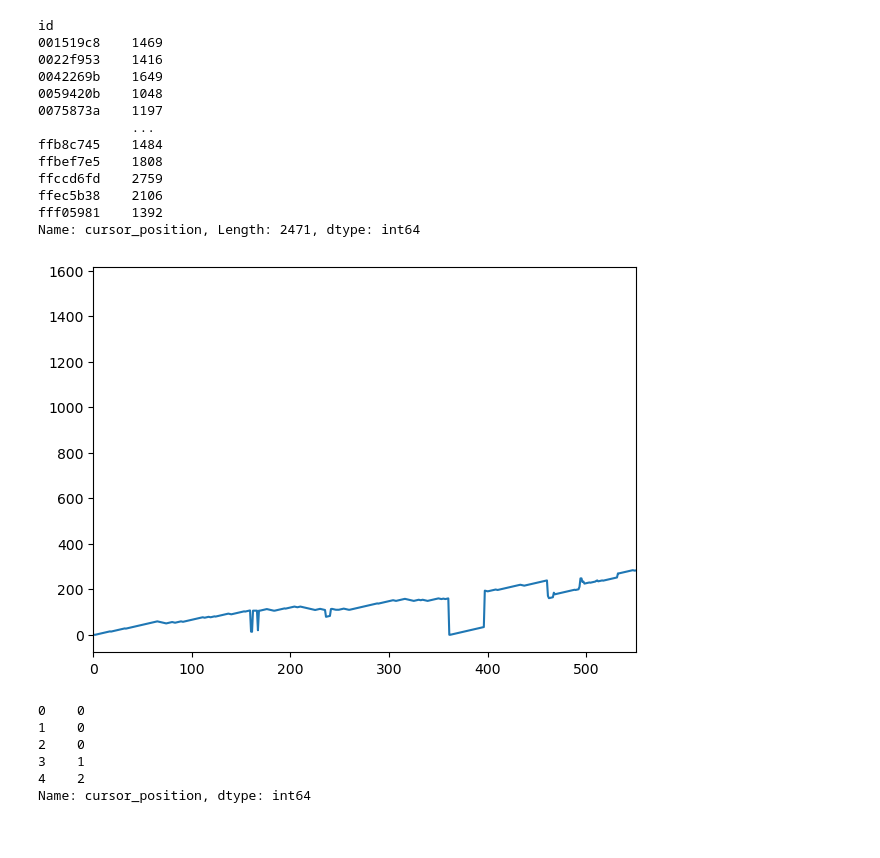
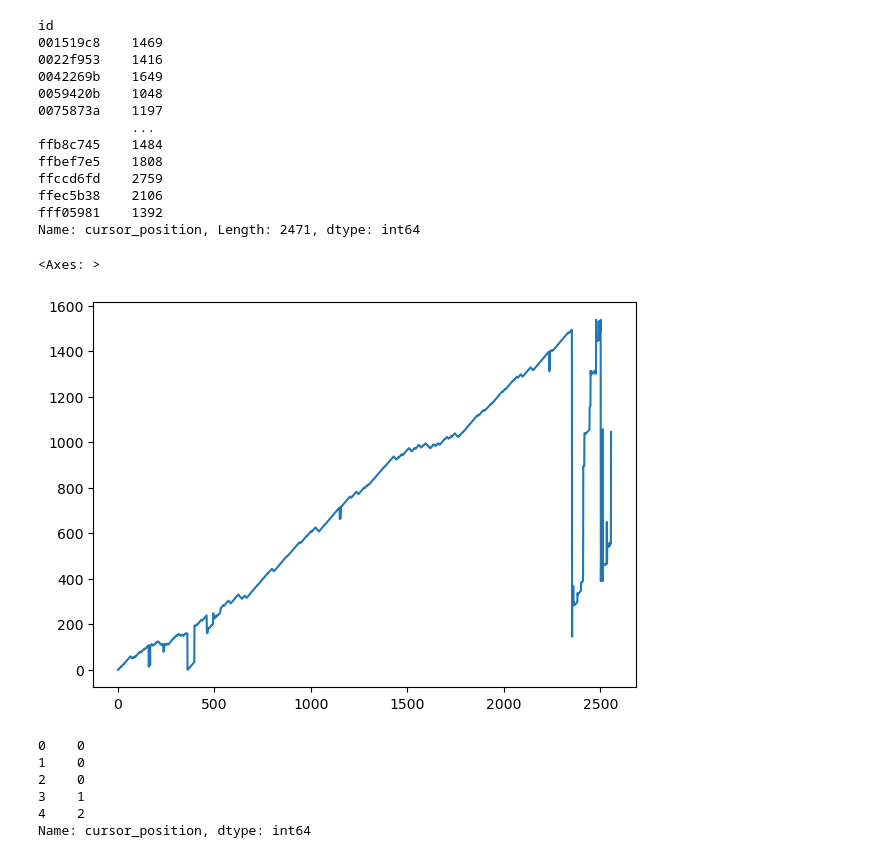
Before and after one commit to dvdhartsman/writing_processes_to_quality, a Jupyter notebook: Writing_Processes.ipynb, the cells around one changed output. Drawn from its saved outputs; the diff is of its cells as text; code cells hidden in the pictures.

```diff
--- a/Writing_Processes.ipynb
+++ b/Writing_Processes.ipynb
@@ -406,11 +429,11 @@ period_replacement = pc.groupby('id')["text_change"].sum()
     # Semi-Colons
     # Exclamation points
 
-df["characters"] = df['text_change'].str.contains('q').astype(int)
-df["quotations"] = df['text_change'].str.contains('"').astype(int)
-df["periods"] = df['text_change'].str.contains(".").astype(int)
-df["question_marks"] = df['text_change'].str.contains("\?").astype(int)
-df["commas"] = df['text_change'].str.contains(",").astype(int)
-df["colons"] = df['text_change'].str.contains(":").astype(int)
-df["semi_colons"] = df['text_change'].str.contains(";").astype(int)
-df["exclamation_points"] = df['text_change'].str.contains("!").astype(int)
+# df["characters"] = df['text_change'].str.contains('q').astype(int)
+# df["quotations"] = df['text_change'].str.contains('"').astype(int)
+# df["periods"] = df['down_event'].str.contains(".").astype(int)
+# df["question_marks"] = df['text_change'].str.contains("\?").astype(int)
+# df["commas"] = df['text_change'].str.contains(",").astype(int)
+# df["colons"] = df['text_change'].str.contains(":").astype(int)
+# df["semi_colons"] = df['text_change'].str.contains(";").astype(int)
+# df["exclamation_points"] = df['text_change'].str.contains("!").astype(int)
@@ -603,10 +642,11 @@ Name: cursor_position, Length: 2471, dtype: int64
 # %%
 
 fig, ax = plt.subplots(figsize=(7,5))
 df.loc[df["id"] == '001519c8', 'cursor_position'].plot(kind="line", ax=ax)
-ax.set_xlim(0, 550);
+# ax.set_xlim(0, 550);
 # %% [output]
+<Axes: >
-[figure, old version]
+[figure, new version]
 # %%
 df["cursor_position"][:5]
 # %% [output]
```
Also changed, not shown: parts of 3 cells of this notebook.
